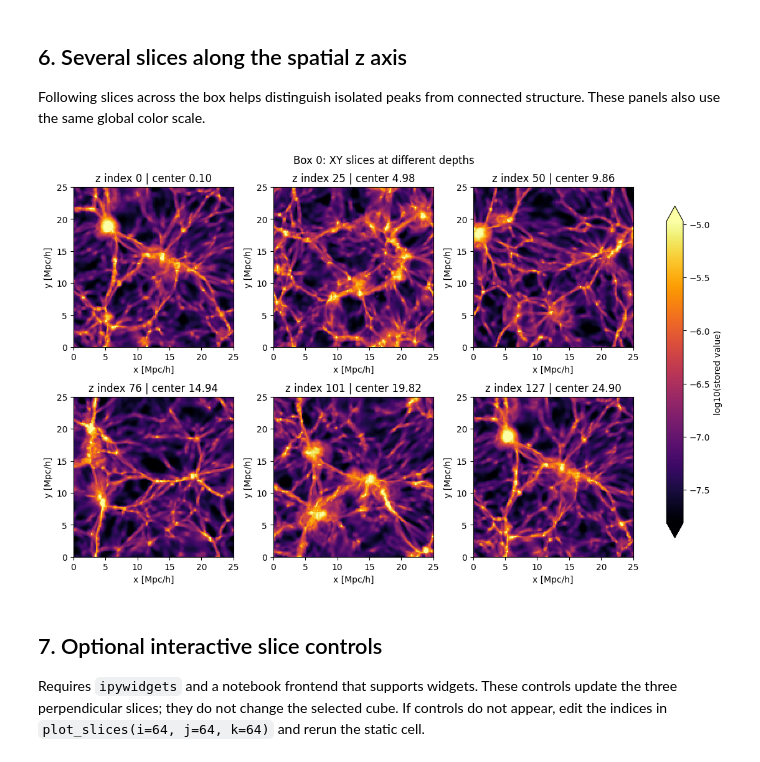
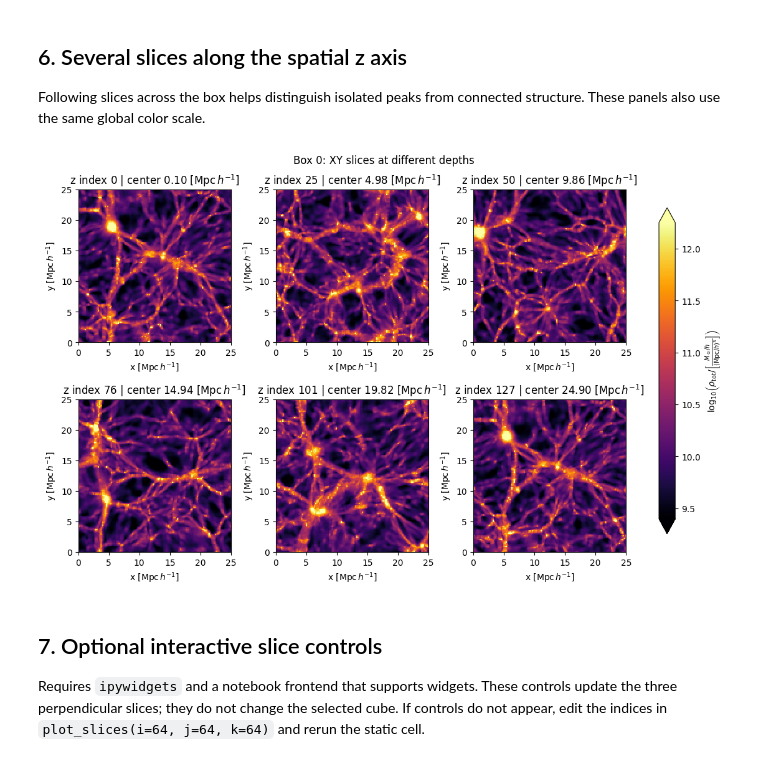
Before and after one commit to amanda-gonsalli/lyman-alpha-project, a Jupyter notebook: Visualization_matter_distribution.ipynb, the cells around one changed output. Cells and saved outputs as stored; diff of their text form; code cells hidden in the pictures.

Commit message:
Update visualization notebook

```diff
--- a/Visualization_matter_distribution.ipynb
+++ b/Visualization_matter_distribution.ipynb
@@ -44,7 +38,7 @@ import matplotlib.pyplot as plt
 from matplotlib.colors import Normalize
 
 # Find the project from its folder, a subfolder, or its parent.
-filename = 'CMD-3D-CV-128-0.npy'
+filename = 'Grids_Mtot_IllustrisTNG_CV_128_z=0.0.npy'
 candidates = [Path.cwd(), *Path.cwd().parents]
 DATA_PATH = next((p / 'Datasets' / filename for p in candidates
                   if (p / 'Datasets' / filename).is_file()), None)
@@ -101,8 +101,15 @@ The default axes measure **voxel coordinates**, with edges 0–128 and centers 0
 # %%
 BOX_INDEX = 0
 LOG_SCALE = True
-BOX_LENGTH = 25.0  # Optional: 25.0 after confirming provenance.
-LENGTH_UNIT = 'Mpc/h'
+BOX_LENGTH = 25.0  # CMD box side in Mpc/h
+HUBBLE_h = 0.67
+DENSITY_UNIT = "(M_sun/h)/(Mpc/h)^3"
+LENGTH_UNIT = r'\mathrm{Mpc}\,h^{-1}'
+from IPython.display import display, Math
+DENSITY_UNIT_TEX = r'\frac{M_\odot/h}{(\mathrm{Mpc}/h)^3}'
+def tex_number(value):
+    mantissa, exponent = f'{float(value):.6e}'.split('e')
+    return rf'{float(mantissa):g} \times 10^{{{int(exponent)}}}'
 
 if not 0 <= BOX_INDEX < data.shape[0]:
     raise ValueError('BOX_INDEX must be between 0 and 26.')
@@ -116,7 +123,8 @@ if LOG_SCALE:
     np.log10(box, out=field, where=valid)
 else:
     field[valid] = box[valid]
-color_label = 'log10(stored value)' if LOG_SCALE else 'Stored value'
+color_label = (rf'$\log_{{10}}\!\left(\rho_{{\mathrm{{tot}}}}/\left[{DENSITY_UNIT_TEX}\right]\right)$'
+               if LOG_SCALE else rf'$\rho_{{\mathrm{{tot}}}}\;\left[{DENSITY_UNIT_TEX}\right]$')
 vmin, vmax = np.percentile(field[valid], [1, 99.5])
 if vmin == vmax:
     vmax = vmin + max(abs(float(vmin)) * 1e-6, 1e-6)
@@ -132,9 +140,26 @@ spacing = length / N
 centers = (np.arange(N) + 0.5) * spacing
 raw = box[finite]
 print(f'Cube {BOX_INDEX}: {box.shape}, {box.nbytes / 2**20:.1f} MiB')
-print(f'Finite min/median/max: {raw.min():.6g}, {np.median(raw):.6g}, {raw.max():.6g}')
+display(Math(rf'\rho_{{\min}},\rho_{{\mathrm{{median}}}},\rho_{{\max}} = ({tex_number(raw.min())},\;{tex_number(np.median(raw))},\;{tex_number(raw.max())})\;{DENSITY_UNIT_TEX}'))
 print(f'Masked cells: {box.size - np.count_nonzero(valid):,}')
-print(f'Display limits: {vmin:.3f} to {vmax:.3f} ({color_label})')
-print(f'Cell width: {spacing:g} {unit}')
+display(Math(rf'{vmin:.3f} \leq ' + color_label.strip('$') + rf' \leq {vmax:.3f}'))
+display(Math(rf'\Delta x={spacing:g}\,{unit}'))
+
+# Derived physical quantities; float64 accumulation avoids float32 sum error.
+cell_volume = spacing**3  # (Mpc/h)^3
+mean_density = np.mean(raw, dtype=np.float64)
+cell_mass = np.asarray(box, dtype=np.float64) * cell_volume  # M_sun/h
+display(Math(rf'\bar\rho_{{\mathrm{{tot}}}}={tex_number(mean_density)}\;{DENSITY_UNIT_TEX}'))
+display(Math(rf'\bar\rho_{{\mathrm{{tot}}}}={tex_number(mean_density * HUBBLE_h**2)}\;M_\odot\,\mathrm{{Mpc}}^{{-3}}'))
+display(Math(rf'V_{{\mathrm{{cell}}}}={cell_volume:.8g}\;(\mathrm{{Mpc}}/h)^3'))
+display(Math(rf'\Delta x={spacing / HUBBLE_h:.8g}\;\mathrm{{Mpc}}\quad(z=0)'))
+display(Math(rf'm_{{\min}},m_{{\mathrm{{median}}}},m_{{\max}}=({tex_number(np.min(cell_mass[finite]))},\;{tex_number(np.median(cell_mass[finite]))},\;{tex_number(np.max(cell_mass[finite]))})\;M_\odot/h'))
+if finite.all():
+    total_mass = np.sum(cell_mass, dtype=np.float64)
+    display(Math(rf'M_{{\mathrm{{box}}}}={tex_number(total_mass)}\;M_\odot/h={tex_number(total_mass / HUBBLE_h)}\;M_\odot'))
+else:
+    print('Total grid mass not reported: nonfinite density cells are present.')
+if mean_density < 1e8 or mean_density > 1e13:
+    print('METADATA CHECK: the mean density is far outside the expected cosmological matter-density scale in CMD units. Verify the original Mtot file identity before interpreting these derived masses. No rescaling has been applied.')
 # %% [output]
 Cube 0: (128, 128, 128), 8.0 MiB
@@ -230,18 +265,18 @@ Following slices across the box helps distinguish isolated peaks from connected
 # %%
 slice_indices = np.linspace(0, N - 1, 6, dtype=int)
 fig, axes = plt.subplots(2, 3, figsize=(11, 7), constrained_layout=True)
 for ax, k in zip(axes.flat, slice_indices):
     artist = ax.imshow(np.ma.masked_invalid(field[:, :, k].T), origin='lower',
                        extent=(0, length, 0, length), cmap=cmap, norm=norm,
                        interpolation='nearest')
-    ax.set(title=f'z index {k} | center {centers[k]:.2f}',
-           xlabel=f'x [{unit}]', ylabel=f'y [{unit}]')
+    ax.set(title=f'z index {k} | center {centers[k]:.2f} $[{unit}]$',
+           xlabel=f'x $[{unit}]$', ylabel=f'y $[{unit}]$')
 fig.colorbar(artist, ax=axes.ravel().tolist(), label=color_label, shrink=0.85, extend='both')
 fig.suptitle(f'Box {BOX_INDEX}: XY slices at different depths')
 fig.savefig(OUTPUT_DIR / f'box_{BOX_INDEX}_slice_sequence.png', dpi=160)
 plt.show()
 # %% [output]
-[figure, old version]
+[figure, new version]
 # %% [markdown]
 ## 7. Optional interactive slice controls
 
```
Also changed, not shown: parts of 12 cells of this notebook.
